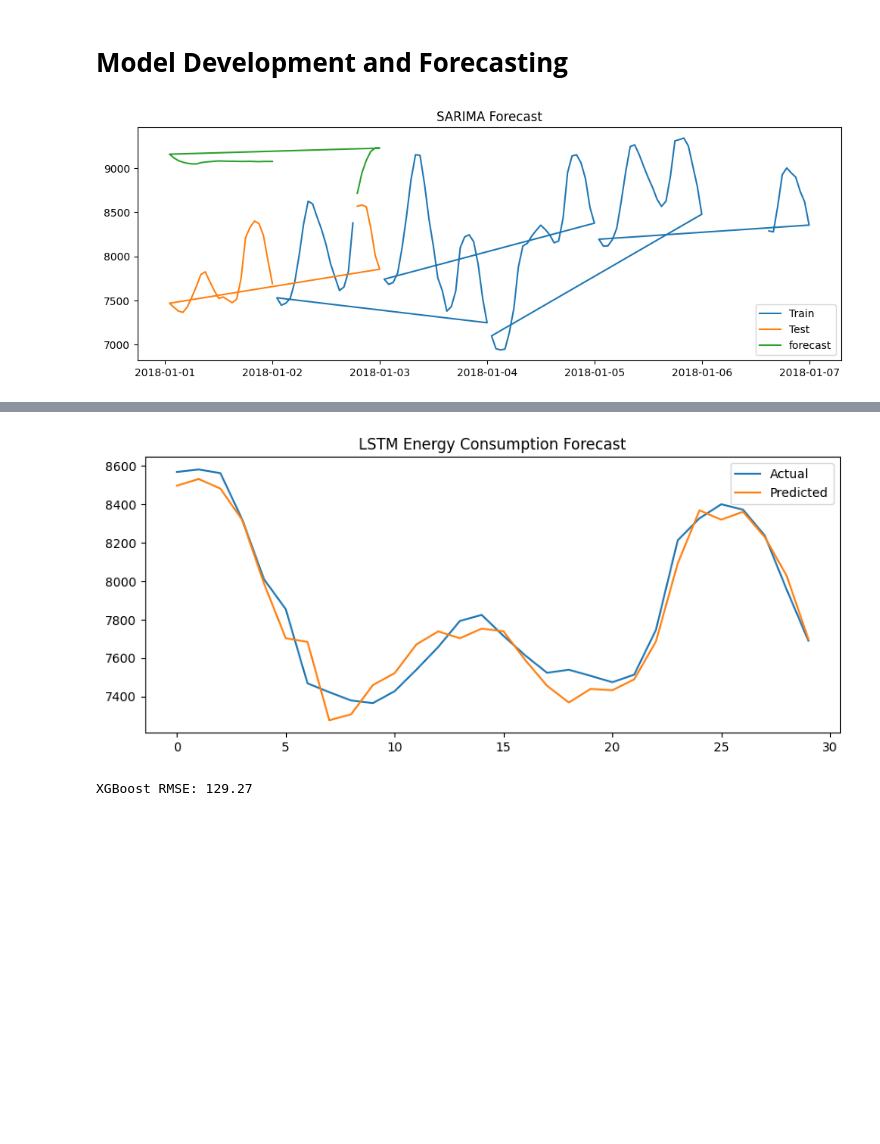
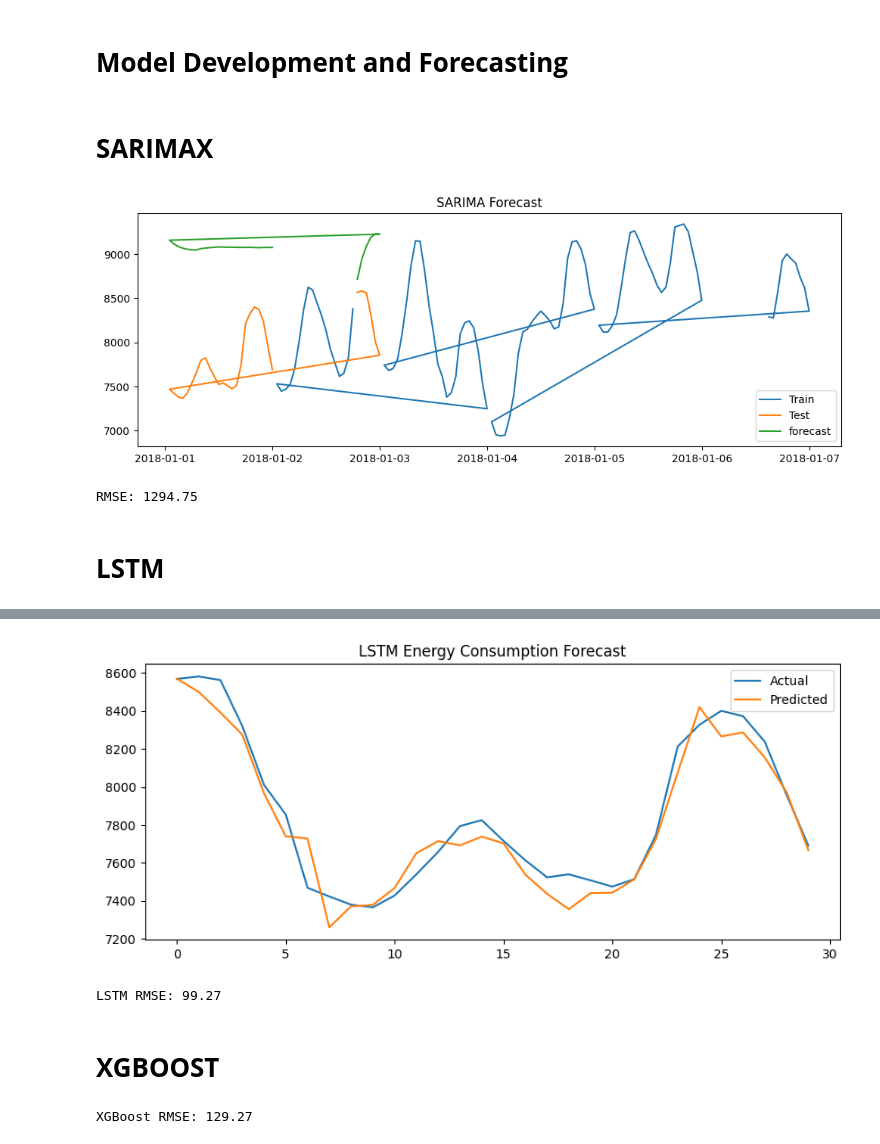
Before and after one commit to AshuuMishra/Hourly_energy_consumption_forecast, a Jupyter notebook: Hourly_energy_consumption_forecast.ipynb, the cells around one changed output, grey strips where cells are left out. Cells and saved outputs as stored; diff of their text form; code cells hidden in the pictures; blank space fills up the shorter version.

```diff
--- a/Hourly_energy_consumption_forecast.ipynb
+++ b/Hourly_energy_consumption_forecast.ipynb
@@ -132,6 +132,8 @@ From the above correlation ,
 we found that there is no multi-collinearity in the dataset .
 # %% [markdown]
 # **Model Development and Forecasting**
+# %% [markdown]
+# **SARIMAX**
 # %%
 from statsmodels.tsa.statespace.sarimax import SARIMAX
 from sklearn.metrics import mean_squared_error
@@ -157,14 +159,22 @@ plt.plot(forecast,label="forecast")
 plt.title("SARIMA Forecast")
 plt.legend()
 plt.show()
+
+# RMSE
+rmse = np.sqrt(mean_squared_error(test, forecast))
+print(f'RMSE: {rmse:.2f}')
 # %% [output]
 [figure]
+RMSE: 1294.75
+# %% [markdown]
+# **LSTM**
 # %%
 import numpy as np
 from sklearn.preprocessing import MinMaxScaler
 from keras.models import Sequential
 from keras.layers import Dense, LSTM
 import matplotlib.pyplot as plt
+from sklearn.metrics import mean_squared_error
 
 # Use only the target column (assuming 'PJMW_MW')
 target = df[['PJMW_MW']]
@@ -216,5 +226,9 @@ plt.plot(y_pred_inv, label='Predicted')
 plt.title('LSTM Energy Consumption Forecast')
 plt.legend()
 plt.show()
+
+# Calculate RMSE for LSTM
+lstm_rmse = np.sqrt(mean_squared_error(y_test_inv, y_pred_inv))
+print(f'LSTM RMSE: {lstm_rmse:.2f}')
 # %% [output]
 Epoch 1/10
@@ -237,4 +255,7 @@ Epoch 10/10
-[figure, old version]
+[figure, new version]
+LSTM RMSE: 99.27
+# %% [markdown]
+# **XGBOOST**
 # %%
 import pandas as pd
 import numpy as np
```
Also changed, not shown: parts of 2 cells of this notebook.
